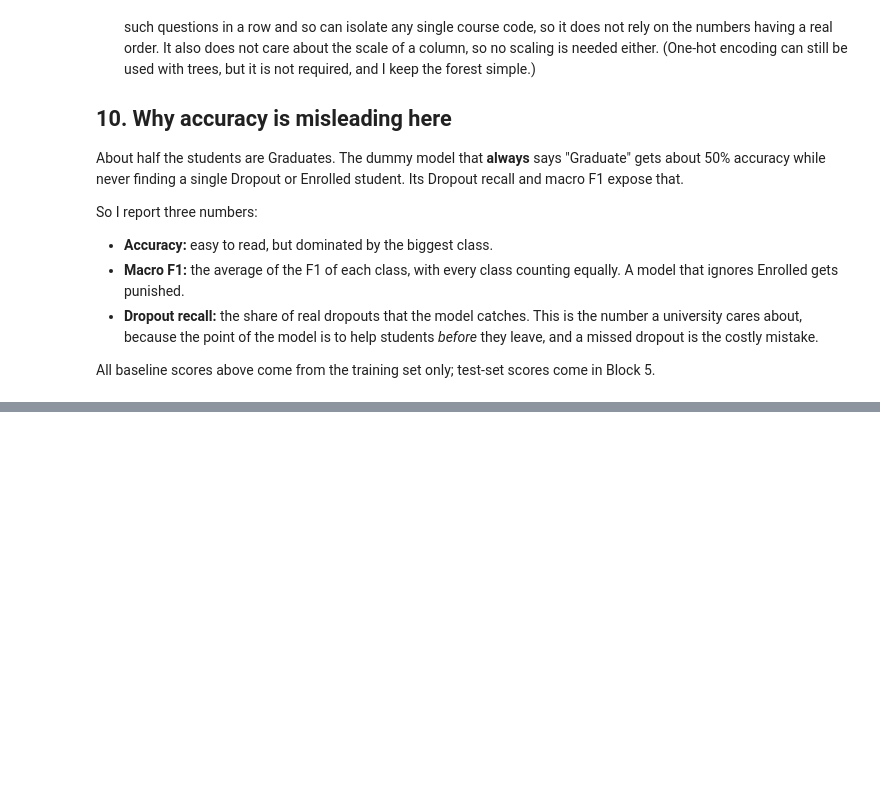
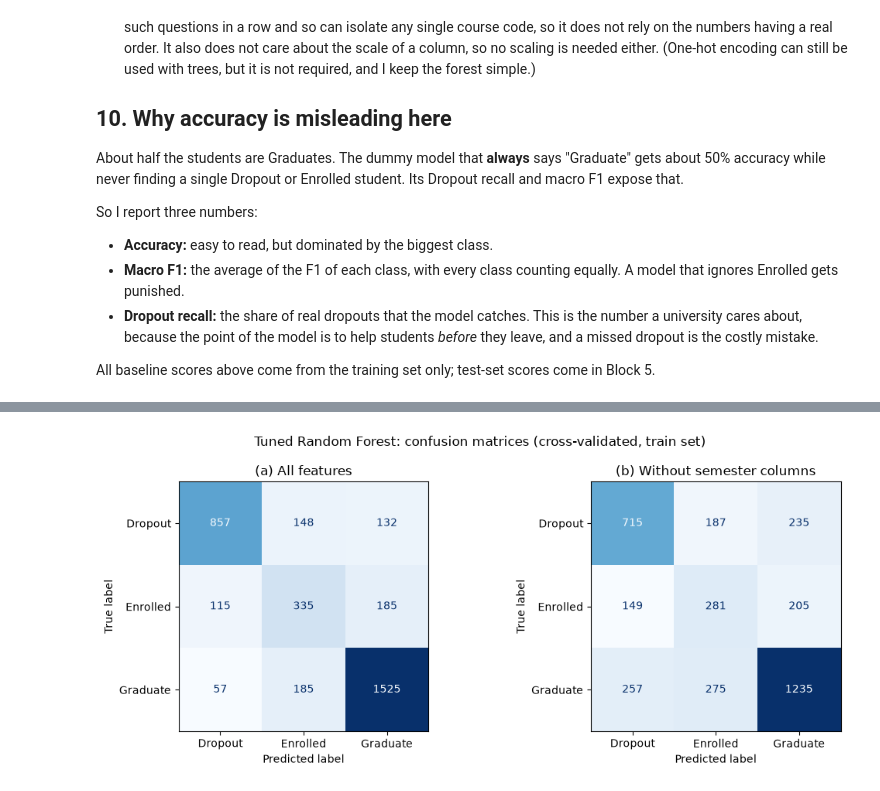
Before and after one commit to Mishiez/learning-patterns-ml, a Jupyter notebook: j1-supervised-unsupervised/notebooks/01_supervised_student_dropout.ipynb, the cells around one changed output, grey strips where cells are left out. Drawn from its saved outputs; the diff is of its cells as text; code cells hidden in the pictures; blank space fills up the shorter version.

Commit message:
tuned random forest

```diff
--- a/j1-supervised-unsupervised/notebooks/01_supervised_student_dropout.ipynb
+++ b/j1-supervised-unsupervised/notebooks/01_supervised_student_dropout.ipynb
@@ -327,0 +399,6 @@ All baseline scores above come from the training set only; test-set scores come
+# %%
+# (a) all features
+search_all = tune_forest(X_train, y_train)
+print("(a) ALL FEATURES")
+print("  best params:  ", search_all.best_params_)
+print(f"  best CV macro F1: {search_all.best_score_:.3f}")
@@ -327,0 +409,6 @@ All baseline scores above come from the training set only; test-set scores come
+# %%
+# (b) without semester columns
+search_nosem = tune_forest(X_train_nosem, y_train)
+print("(b) WITHOUT SEMESTER COLUMNS")
+print("  best params:  ", search_nosem.best_params_)
+print(f"  best CV macro F1: {search_nosem.best_score_:.3f}")
@@ -327,0 +447,26 @@ All baseline scores above come from the training set only; test-set scores come
+# %%
+from sklearn.metrics import ConfusionMatrixDisplay
+
+best_all = search_all.best_estimator_
+best_nosem = search_nosem.best_estimator_
+
+# Out-of-fold predictions: every training row is predicted by a forest that did not see it
+pred_all = cross_val_predict(best_all, X_train, y_train, cv=cv)
+pred_nosem = cross_val_predict(best_nosem, X_train_nosem, y_train, cv=cv)
+
+fig, axes = plt.subplots(1, 2, figsize=(11, 4.5))
+for ax, predictions, title in [
+    (axes[0], pred_all, "(a) All features"),
+    (axes[1], pred_nosem, "(b) Without semester columns"),
+]:
+    ConfusionMatrixDisplay.from_predictions(
+        y_train, predictions, labels=labels, ax=ax, cmap="Blues", colorbar=False
+    )
+    ax.set_title(title)
+
+plt.suptitle("Tuned Random Forest: confusion matrices (cross-validated, train set)")
+plt.tight_layout()
+plt.savefig("../figures/rf_confusion_matrices.png", dpi=150)
+plt.show()
+# %% [output]
+[figure, added]
```
Also changed, not shown: parts of 12 cells of this notebook, 2 other files.
